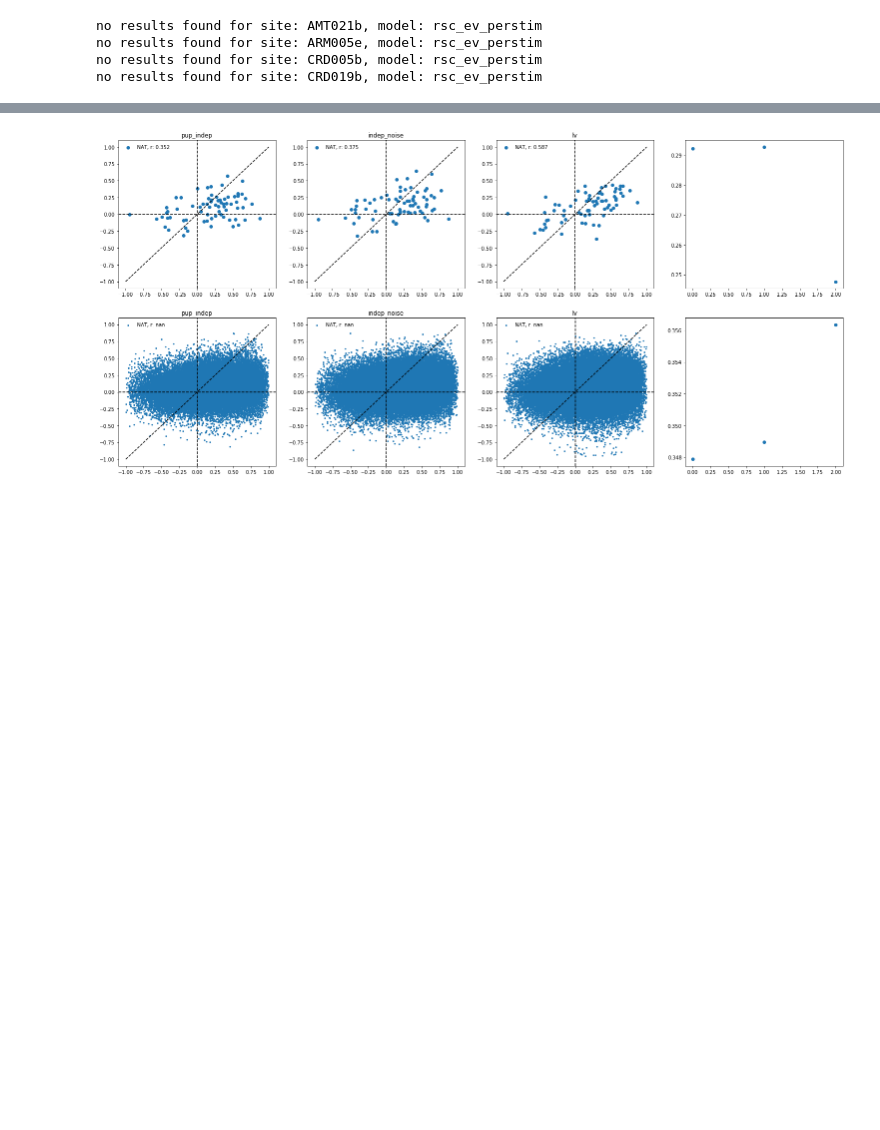
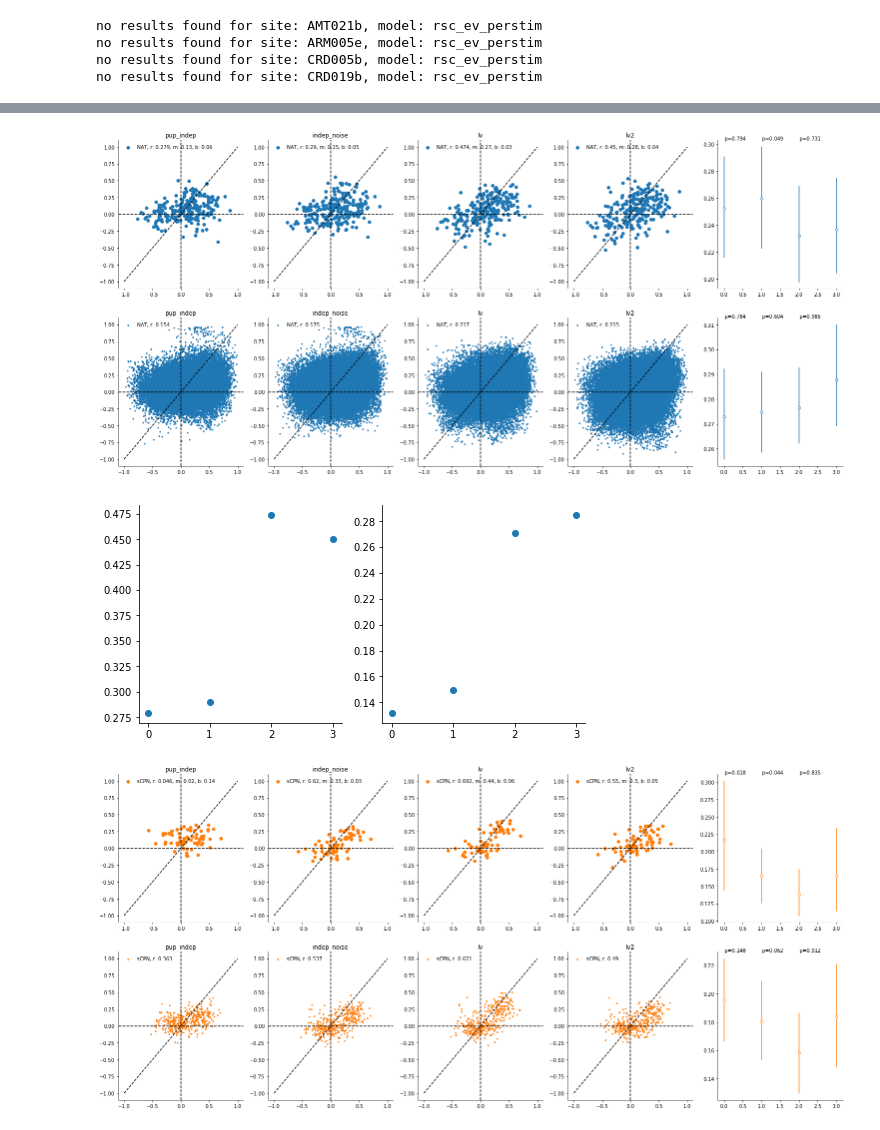
Before and after one commit to crheller/nat_pup_ms, a Jupyter notebook: qc/dataset_comparison.ipynb, the cells around one changed output, grey strips where cells are left out. Cells and saved outputs as stored; diff of their text form; code cells hidden in the pictures; blank space fills up the shorter version.

```diff
--- a/qc/dataset_comparison.ipynb
+++ b/qc/dataset_comparison.ipynb
@@ -69,7 +101,7 @@ for i, (sites, dataset) in enumerate(zip([nat_data, cpns_data, cpnb_data], ['NAT
     for j, s in enumerate(sites):
         # pupil
         p = rdata[s][2][:, :, :, ~rdata[s][1][0, 0, 0, :]].squeeze() # X_pup, keep evoked data
-        p /= rdata[s][-1] #p.max()
+        p /= p.max() #rdata[s][-1] #p.max()
         ax[0, i].plot(j, p.mean(), 'o', label=s)
         ax[0, i].plot([j, j], [np.quantile(p, 0.025), np.quantile(p, 0.975)], color=ax[0, i].get_lines()[-1].get_color())
         # firing rate
@@ -81,7 +113,7 @@ for i, (sites, dataset) in enumerate(zip([nat_data, cpns_data, cpnb_data], ['NAT
         #ax[2, i].plot(j, len(ur), 'o')
         ax[2, i].text(j, len(ur), s, fontsize=8)
 
-    ax[0, i].legend(bbox_to_anchor=(1, 1), loc='upper left', frameon=False)
+    ax[0, i].legend(bbox_to_anchor=(1, 1), loc='upper left', frameon=False, fontsize=6)
     ax[0, i].set_ylim((0, 1))
     ax[0, i].axhline(0.5, linestyle='--', color='grey')
     ax[0, i].set_title(dataset)
@@ -111,14 +143,20 @@ for i, (dataset, batch, sites) in enumerate(zip(['NAT', 'CPN-small', 'CPN-big'],
             _batch = 294
         else:
             _batch = batch
-        fn = os.path.join(DPRIME_DIR, str(_batch), site, modelname+'_TDR.pickle')
+
+        if batch == 331:
+            _modelname = modelname.replace("_allPup", "")
+        else:
+            _modelname = modelname
+
+        fn = os.path.join(DPRIME_DIR, str(_batch), site, _modelname+'_TDR.pickle')
         results = loader.load_results(fn)
         df = results.numeric_results; df['delta_dprime'] = (df['bp_dp'] - df['sp_dp']) / (df['bp_dp'] + df['sp_dp']); df['site'] = site; df['batch'] = batch
         ax[i].plot(j, df['delta_dprime'].mean(), marker='o', label=site)
         ax[i].plot([j, j],
                     [np.quantile(df['delta_dprime'], 0.025), np.quantile(df['delta_dprime'], 0.975)],
                      color=ax[i].get_lines()[-1].get_color())
-    ax[i].legend(bbox_to_anchor=(1, 1), loc='upper left', frameon=False)
+    ax[i].legend(bbox_to_anchor=(1, 1), loc='upper left', frameon=False, fontsize=6)
     ax[i].axhline(0, linestyle='--', color='grey', zorder=-1)
     ax[0].set_ylabel(r"$\Delta d'^2$ (95% CI)")
     ax[i].set_ylim((-1, 1))
@@ -147,6 +185,6 @@ f.tight_layout()
 # %%
 # CHANGE IN NOISE CORRELATIONS (mvm mask results not yet run for older data)
-rsc = ld.load_noise_correlation('rsc_ev_perstim')
+rsc = ld.load_noise_correlation('rsc_ev_perstim', batch=[294, 322, 331])
 rsc['delta'] = rsc['sp'] - rsc['bp']
 # %% [output]
 no results found for site: AMT021b, model: rsc_ev_perstim
@@ -164,7 +202,7 @@ for i, (sites, dataset) in enumerate(zip([nat_data, cpns_data, cpnb_data], ['NAT
         ax[i].plot(j, delta.mean(), 'o', label=s)
         ax[i].plot([j, j], [np.quantile(delta, 0.025), np.quantile(delta, 0.975)], color=ax[i].get_lines()[-1].get_color())
 
-    ax[i].legend(bbox_to_anchor=(1, 1), loc='upper left', frameon=False)
+    ax[i].legend(bbox_to_anchor=(1, 1), loc='upper left', frameon=False, fontsize=6)
     ax[i].set_ylim((-.3, .3))
     ax[i].axhline(0.0, linestyle='--', color='grey')
     ax[i].set_title(dataset)
@@ -255,35 +313,72 @@ for i, (dataset, batch, sites) in enumerate(zip(['NAT'], [322], [nat_data])):
 # %%
 # PLOT FIT/VAL RESULTS COMPARISONS
+np.random.seed(123)
 metric = 'delta'
-f, ax = plt.subplots(2, 4, figsize=(26, 12))
 
-for j, (col, dataset) in enumerate(zip(['tab:blue', 'tab:orange'], results.keys())):
+for j, (col, dataset) in enumerate(zip(['tab:blue', 'tab:orange', 'tab:green'], results.keys())):
+    f, ax = plt.subplots(2, 5, figsize=(26, 12))
+    f2, ax2 = plt.subplots(1, 2, figsize=(8, 4))
+    err = {}
+    err_val = {}
     for i, mn in enumerate(results[dataset]['fit'].keys()):
         if mn!='raw':
             x = results[dataset]['fit']['raw'][metric]
             y = results[dataset]['fit'][mn][metric]
-            lab = f"{dataset}, r: {round(np.corrcoef(x, y)[0, 1], 3)}"
+            m, b = np.polyfit(x, y, 1)
+            lab = f"{dataset}, r: {round(np.corrcoef(x, y)[0, 1], 3)}, m: {round(m, 2)}, b: {round(b, 2)}"
             ax[0, i].scatter(x, y, label=lab, color=col)
             ax[0, i].set_title(mn)
-            if j == 0:
+            if 1: #j == 0:
                 ax[0, i].plot([-1, 1], [-1, 1], 'k--')
                 ax[0, i].axhline(0, linestyle='--', color='k'); ax[0, i].axvline(0, linestyle='--', color='k')
-            if j == 0:
+            if 1: #j == 0:
                 ax[0, i].legend(frameon=False, fontsize=10)
 
-            ax[0, 3].plot(i, np.abs(x-y).mean(), 'o', color=col)
+            r = results[dataset]["fit"]["raw"]
+            pr = results[dataset]["fit"][mn]
+            d = {s: np.abs(r[r.site==s][metric]-pr[pr.site==s][metric]).values for s in r.site.unique()}
+            err[mn] = d
+            bootsamp = get_bootstrapped_sample(d, metric='mean', even_sample=False, nboot=1000)
+            low = np.quantile(bootsamp, .025)
+            high = np.quantile(bootsamp, .975)
+
+            ax[0, 4].scatter(i, np.mean(bootsamp), color='white', edgecolor=col, s=25)
+            ax[0, 4].plot([i, i], [low, high], zorder=-1, color=col)
+            ax2[0].plot(i, np.corrcoef(x, y)[0, 1], marker='o', color=col)
+            ax2[1].plot(i, m, marker='o', color=col)
 
             x = results[dataset]['val']['raw'][metric]
             y = results[dataset]['val'][mn][metric]
             lab = f"{dataset}, r: {round(np.corrcoef(x, y)[0, 1], 3)}"
             ax[1, i].scatter(x, y, label=lab, s=5, color=col)
             ax[1, i].set_title(mn)
-            if j == 0:
+            if 1: #j == 0:
                 ax[1, i].plot([-1, 1], [-1, 1], 'k--')
                 ax[1, i].axhline(0, linestyle='--', color='k'); ax[1, i].axvline(0, linestyle='--', color='k')
-            if j == 0:
+            if 1: #j == 0:
                 ax[1, i].legend(frameon=False, fontsize=10)
 
-            ax[1, 3].plot(i, np.abs(x-y).mean(), 'o', color=col)
+            r = results[dataset]["val"]["raw"]
+            pr = results[dataset]["val"][mn]
+            d = {s: np.abs(r[r.site==s][metric]-pr[pr.site==s][metric]).values for s in r.site.unique()}
+            err_val[mn] = d
+            bootsamp = get_bootstrapped_sample(d, metric='mean', even_sample=False, nboot=1000)
+            low = np.quantile(bootsamp, .025)
+            high = np.quantile(bootsamp, .975)
+
+            ax[1, 4].scatter(i, np.mean(bootsamp), color='white', edgecolor=col, s=25)
+            ax[1, 4].plot([i, i], [low, high], zorder=-1, color=col)
+    for i, pair in enumerate([['pup_indep', 'indep_noise'], ['indep_noise', 'lv'], ['lv', 'lv2']]):
+        d = {s: err[pair[0]][s]-err[pair[1]][s] for s in err[pair[1]].keys()}
+        bootsamp = get_bootstrapped_sample(d, metric='mean', even_sample=False, nboot=1000)
+        p = get_direct_prob(bootsamp, np.zeros(len(bootsamp)))[0]
+        ax[0, 4].text(i, ax[0, 4].get_ylim()[-1], r"p=$%s$"%round(p, 3), fontsize=10)
+
+        d = {s: err_val[pair[0]][s]-err_val[pair[1]][s] for s in err_val[pair[1]].keys()}
+        bootsamp = get_bootstrapped_sample(d, metric='mean', even_sample=False, nboot=1000)
+        p = get_direct_prob(bootsamp, np.zeros(len(bootsamp)))[0]
+        ax[1, 4].text(i, ax[1, 4].get_ylim()[-1], r"p=$%s$"%round(p, 3), fontsize=10)
 # %% [output]
-[figure, old version]
+[figure, new version]
+[figure, added]
+[figure, added]
```
Also changed, not shown: parts of 7 cells of this notebook, 3 other files.
